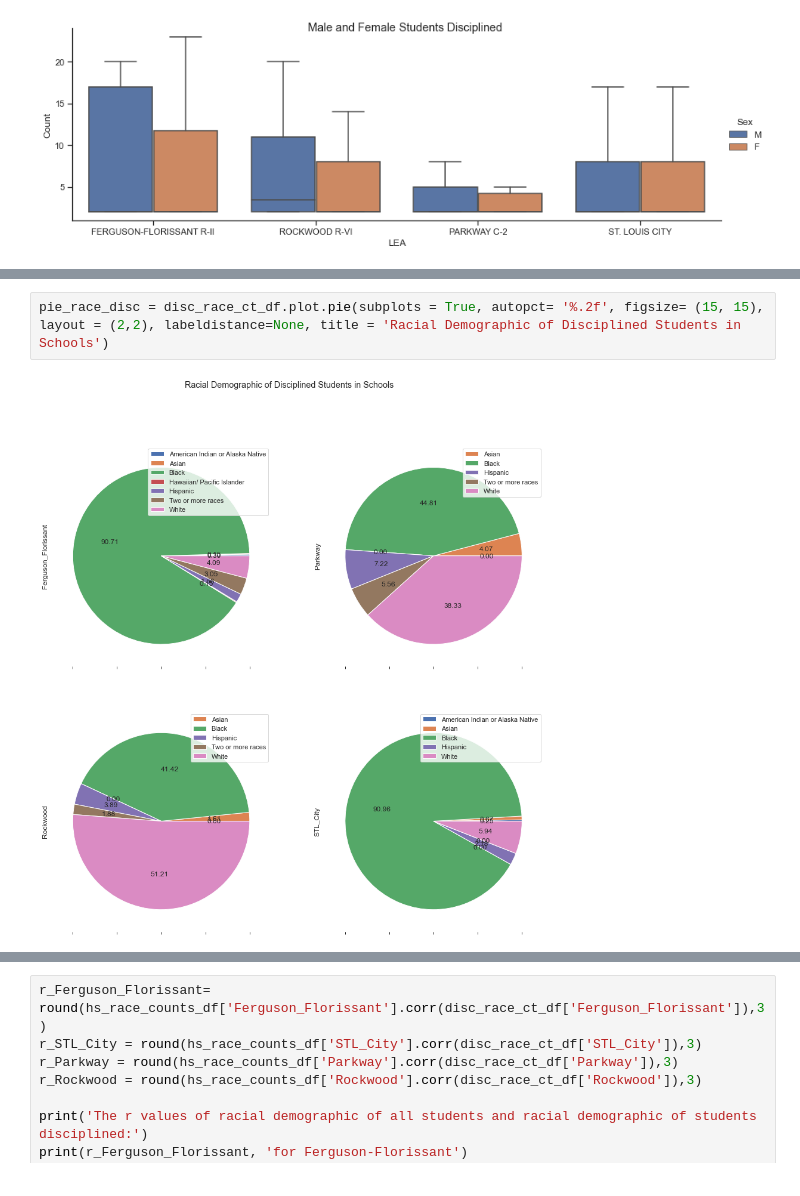
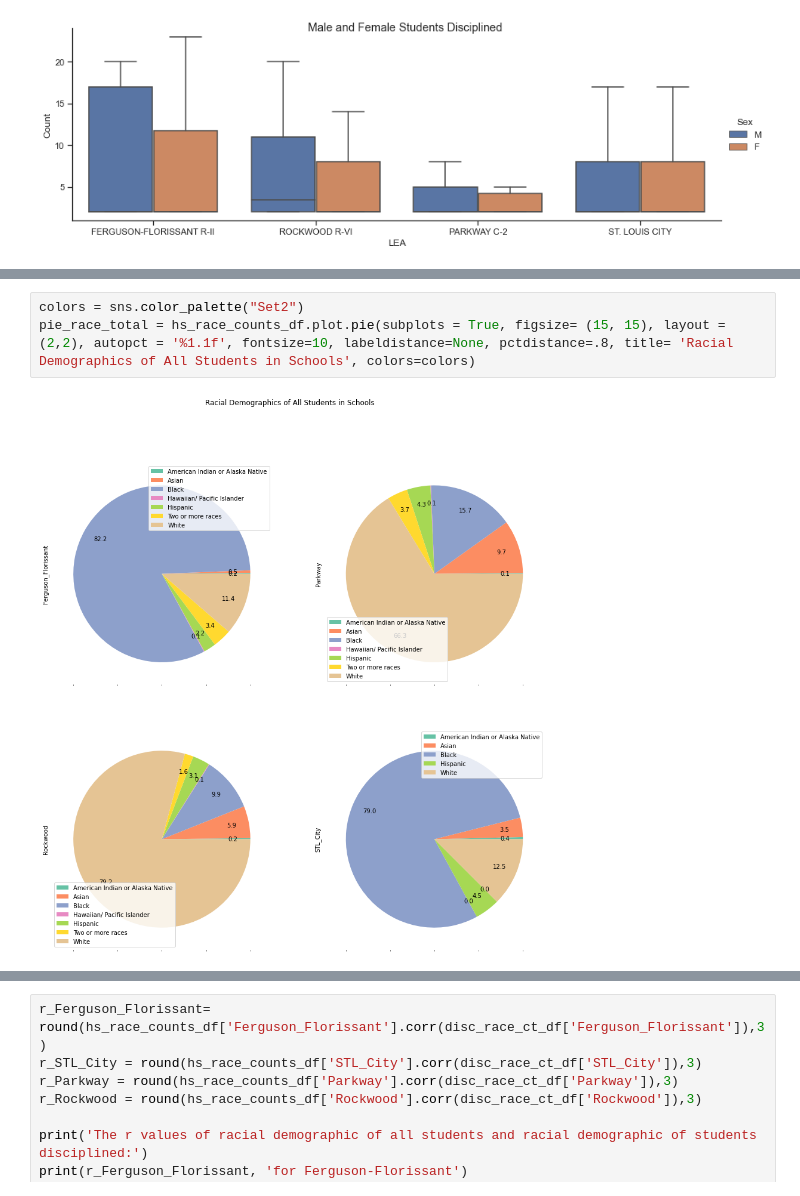
Before and after one commit to cmantooth/GreaterSTL_School_Analysis, a Jupyter notebook: Discipline_Schools/Data_Project.ipynb, the cells around one changed output, grey strips where cells are left out. Saved outputs shown, nothing was run; the diff lists cells and outputs as text.

```diff
--- a/Discipline_Schools/Data_Project.ipynb
+++ b/Discipline_Schools/Data_Project.ipynb
@@ -396,4 +440,5 @@ pie_total_disc = total_disc.plot.pie(subplots = True, figsize= (10, 10), autopct
 # %%
-pie_race_disc = disc_race_ct_df.plot.pie(subplots = True, autopct= '%.2f', figsize= (15, 15), layout = (2,2), labeldistance=None, title = 'Racial Demographic of Disciplined Students in Schools')
+colors = sns.color_palette("Set2")
+pie_race_total = hs_race_counts_df.plot.pie(subplots = True, figsize= (15, 15), layout = (2,2), autopct = '%1.1f', fontsize=10, labeldistance=None, pctdistance=.8, title= 'Racial Demographics of All Students in Schools', colors=colors)
 # %% [output]
-[figure, old version]
+[figure, new version]
```
Also changed, not shown: parts of 20 cells of this notebook, 3 other files.
